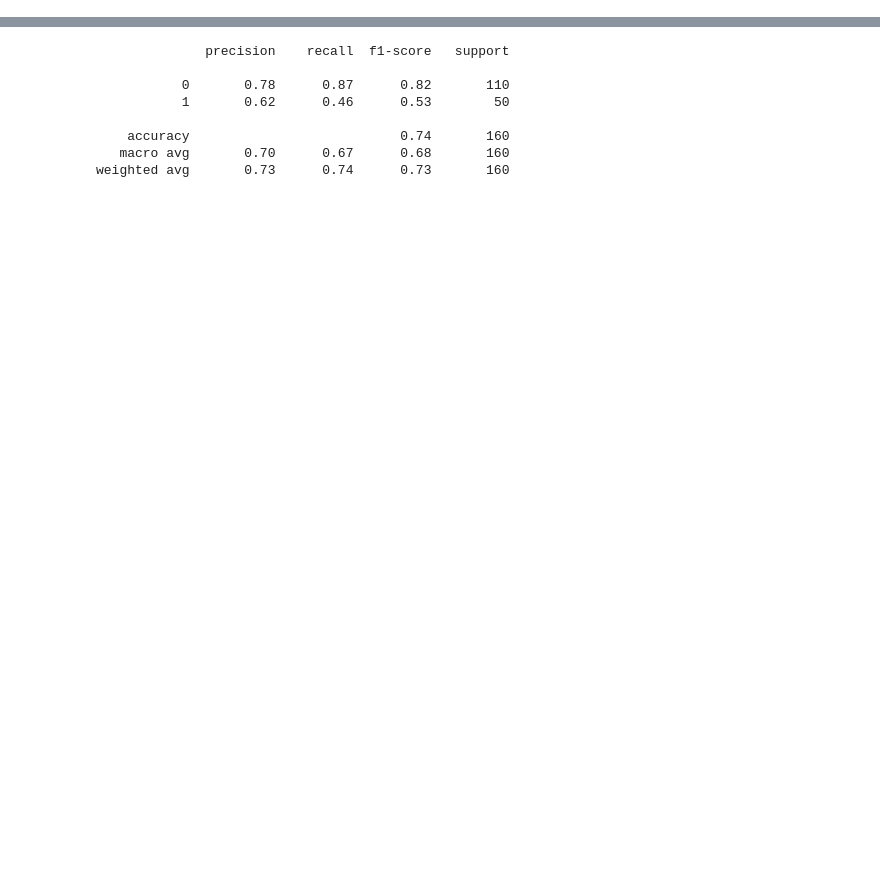
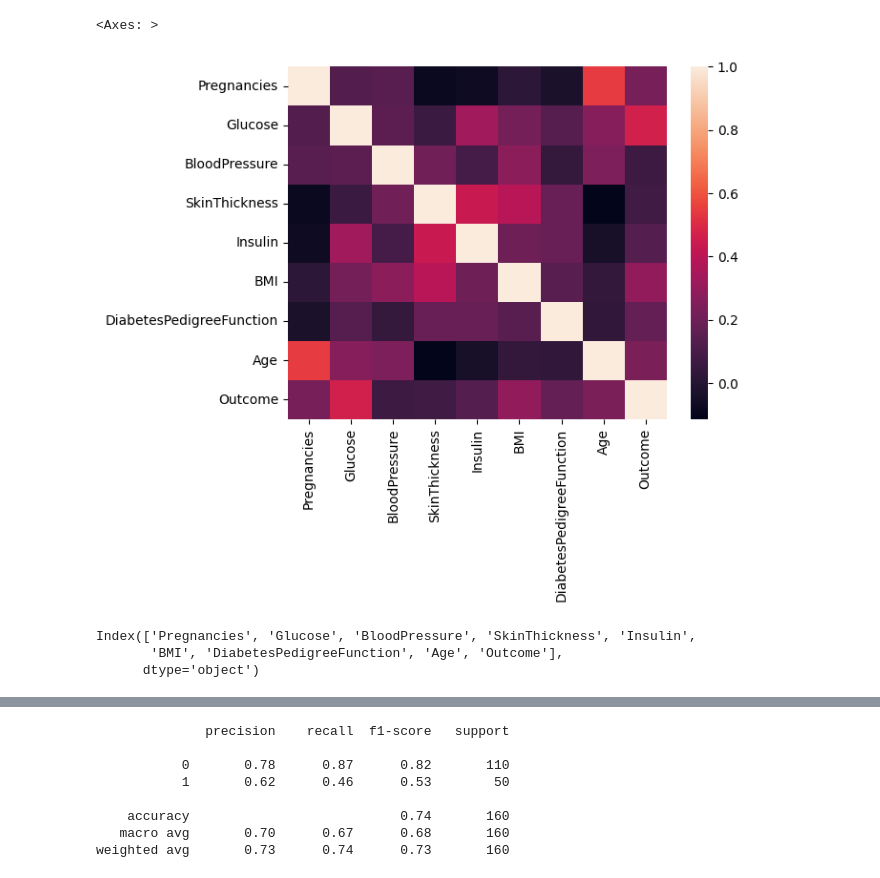
Before and after one commit to Natnarin-ph/Machine_Bias_Project_SC348810, a Jupyter notebook: Milestone1_materials/logistic_regression.ipynb, the cells around one changed output, grey strips where cells are left out. Saved outputs shown, nothing was run; the diff lists cells and outputs as text; code cells hidden in the pictures; blank space fills up the shorter version.

```diff
--- a/Milestone1_materials/logistic_regression.ipynb
+++ b/Milestone1_materials/logistic_regression.ipynb
@@ -34,0 +72,15 @@ import seaborn as sns
+# %%
+corr = df.corr()
+
+sns.heatmap(corr,
+         xticklabels=corr.columns,
+         yticklabels=corr.columns)
+# %% [output]
+<Axes: >
+[figure, added]
+# %%
+df.columns
+# %% [output]
+Index(['Pregnancies', 'Glucose', 'BloodPressure', 'SkinThickness', 'Insulin',
+       'BMI', 'DiabetesPedigreeFunction', 'Age', 'Outcome'],
+      dtype='object')
```
Also changed, not shown: parts of 15 cells of this notebook.
